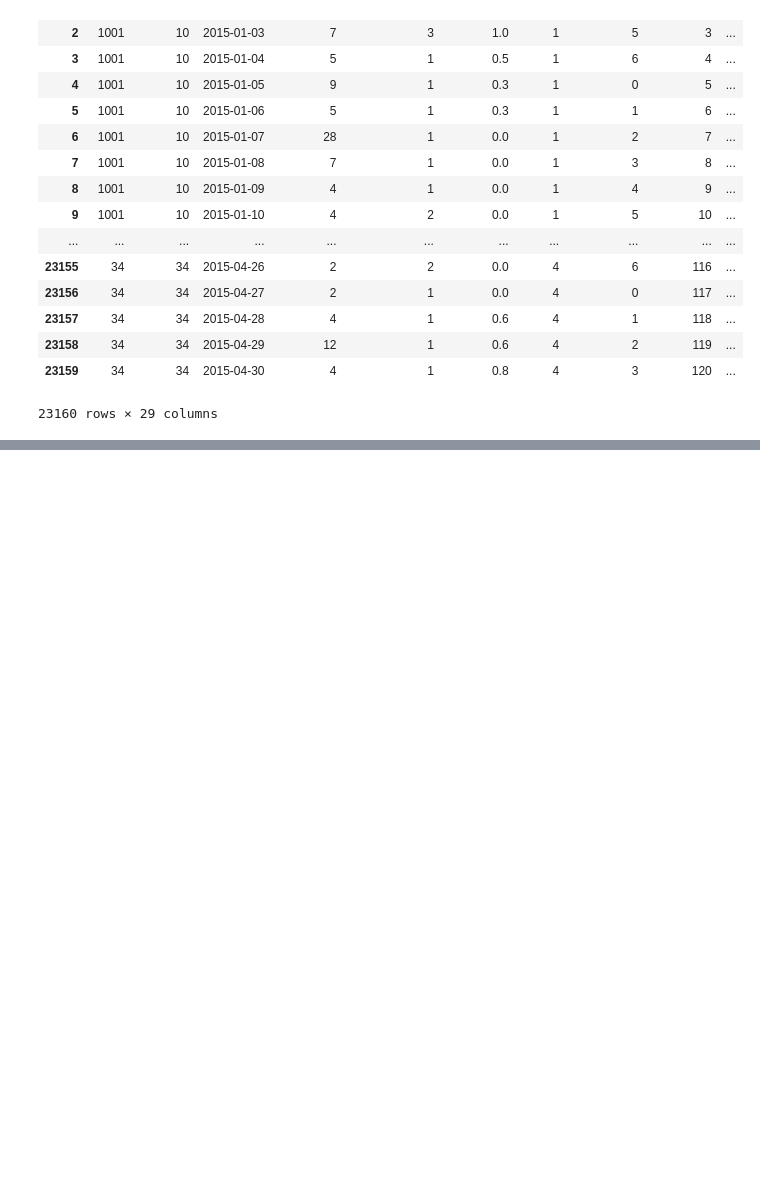
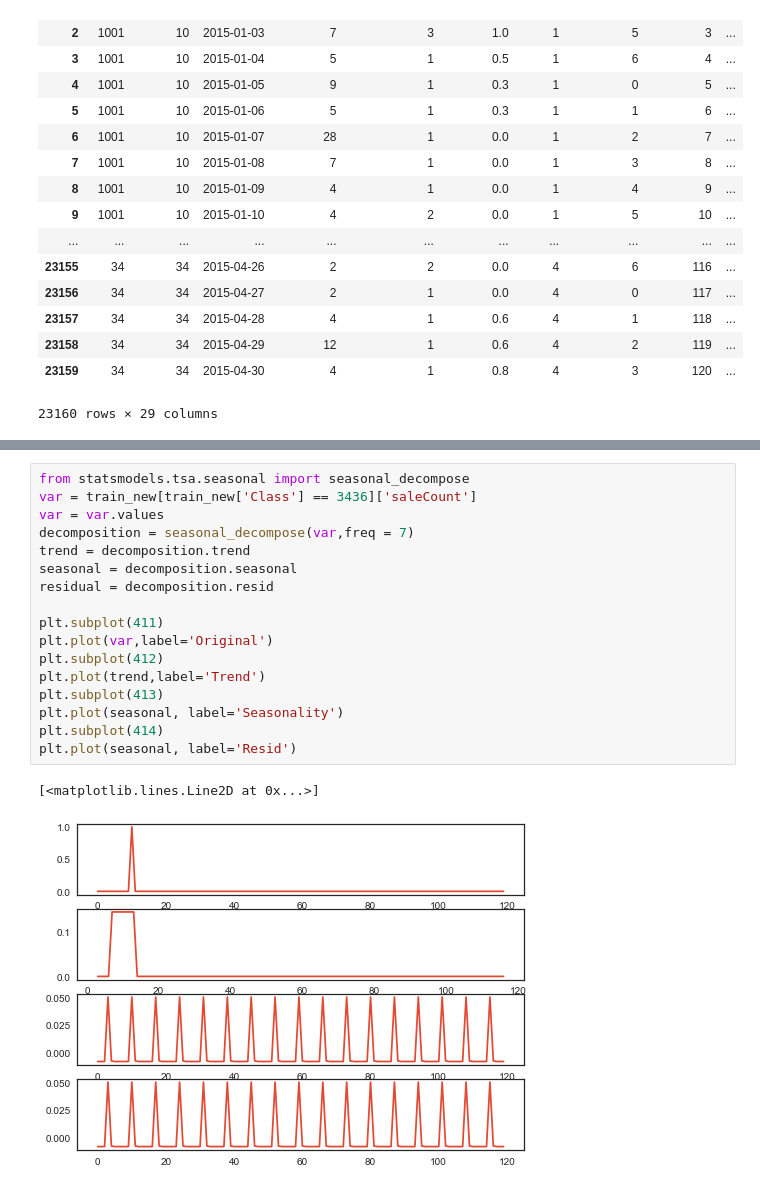
Before and after one commit to dereksjtu/MachineLearning_Matches, a Jupyter notebook: supermarket/prj/code/FeatureEngineering_supemarket.ipynb, the cells around one changed output, grey strips where cells are left out. Drawn from its saved outputs; the diff is of its cells as text; blank space fills up the shorter version.

```diff
--- a/supermarket/prj/code/FeatureEngineering_supemarket.ipynb
+++ b/supermarket/prj/code/FeatureEngineering_supemarket.ipynb
@@ -1282,0 +1306,20 @@ train_new
+# %%
+from statsmodels.tsa.seasonal import seasonal_decompose
+var = train_new[train_new['Class'] == 3436]['saleCount']
+var = var.values
+decomposition = seasonal_decompose(var,freq = 7)
+trend = decomposition.trend
+seasonal = decomposition.seasonal
+residual = decomposition.resid
+
+plt.subplot(411)
+plt.plot(var,label='Original')
+plt.subplot(412)
+plt.plot(trend,label='Trend')
+plt.subplot(413)
+plt.plot(seasonal, label='Seasonality')
+plt.subplot(414)
+plt.plot(seasonal, label='Resid')
+# %% [output]
+[<matplotlib.lines.Line2D at 0x...>]
+[figure, added]
```
Also changed, not shown: parts of 7 cells of this notebook, 6 other files.
